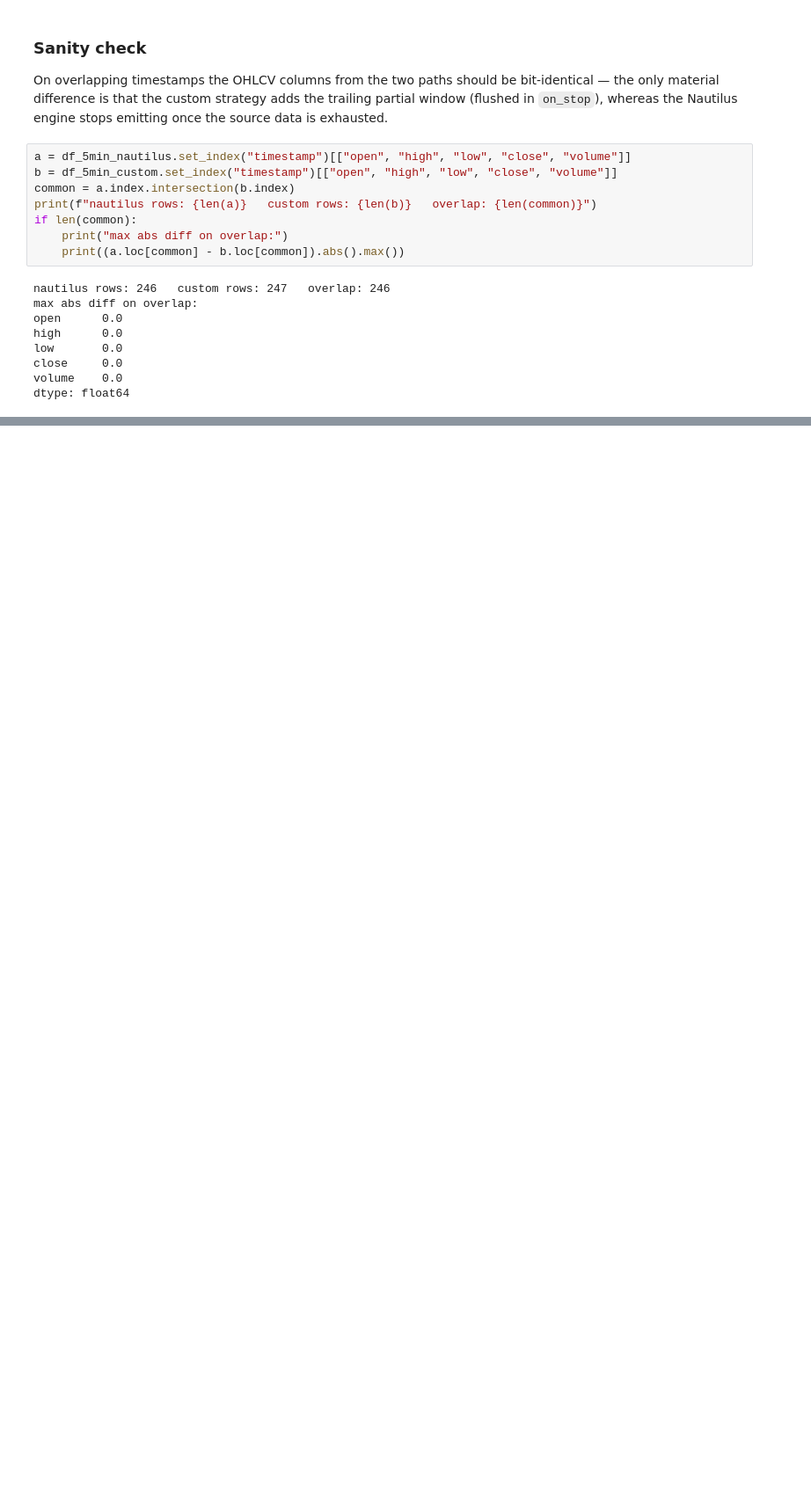
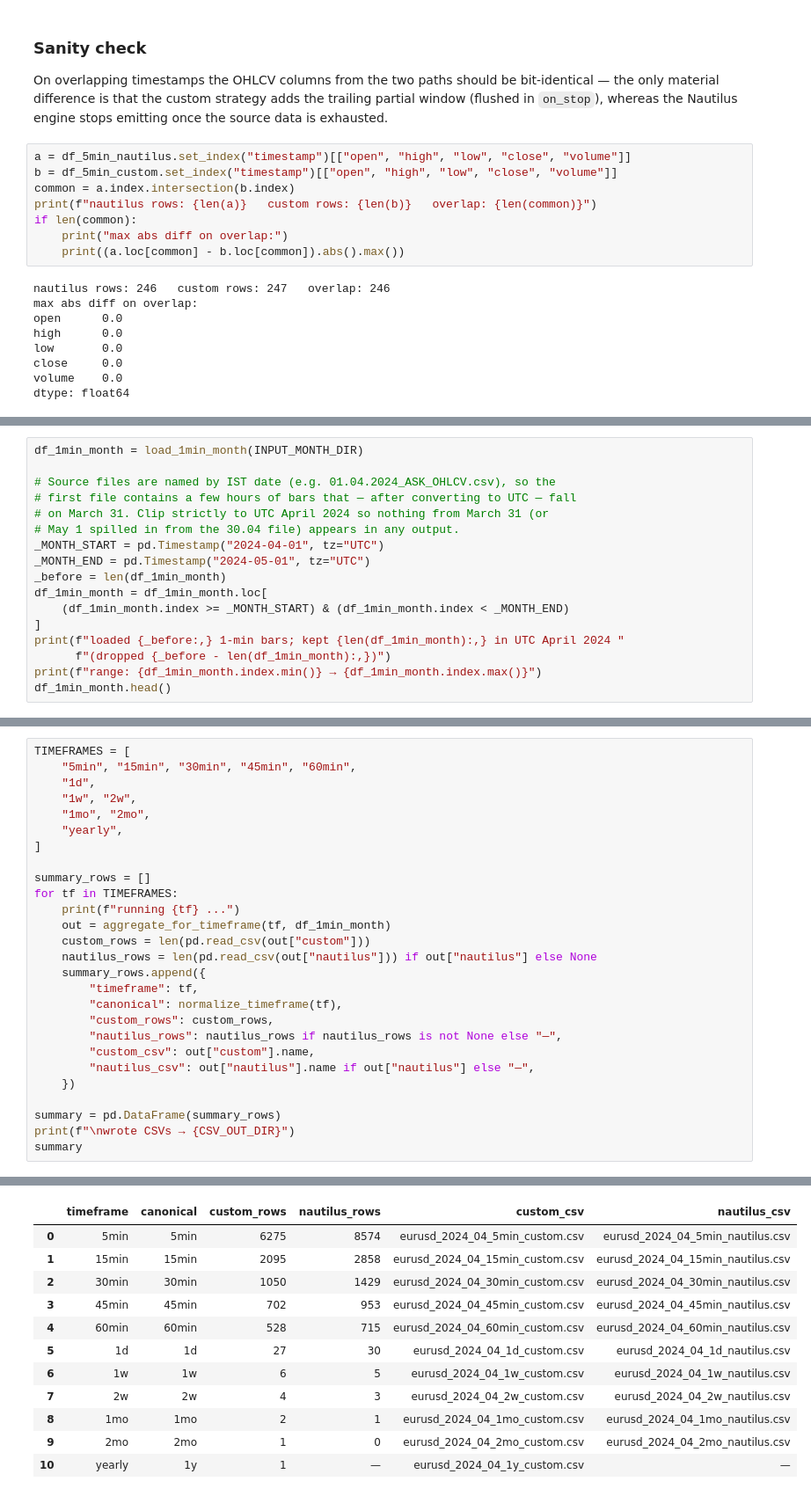
Before and after one commit to mohitmathur-ms/m-cube_version1, a Jupyter notebook: ipynb/aggregate_1min_to_5min.ipynb, the cells around one changed output, grey strips where cells are left out. Shown at 88% size. Saved outputs shown, nothing was run; the diff lists cells and outputs as text; blank space fills up the shorter version.

```diff
--- a/ipynb/aggregate_1min_to_5min.ipynb
+++ b/ipynb/aggregate_1min_to_5min.ipynb
@@ -528,0 +711,17 @@ dtype: float64
+# %%
+df_1min_month = load_1min_month(INPUT_MONTH_DIR)
+
+# Source files are named by IST date (e.g. 01.04.2024_ASK_OHLCV.csv), so the
+# first file contains a few hours of bars that — after converting to UTC — fall
+# on March 31. Clip strictly to UTC April 2024 so nothing from March 31 (or
+# May 1 spilled in from the 30.04 file) appears in any output.
+_MONTH_START = pd.Timestamp("2024-04-01", tz="UTC")
+_MONTH_END = pd.Timestamp("2024-05-01", tz="UTC")
+_before = len(df_1min_month)
+df_1min_month = df_1min_month.loc[
+    (df_1min_month.index >= _MONTH_START) & (df_1min_month.index < _MONTH_END)
+]
+print(f"loaded {_before:,} 1-min bars; kept {len(df_1min_month):,} in UTC April 2024 "
+      f"(dropped {_before - len(df_1min_month):,})")
+print(f"range: {df_1min_month.index.min()} → {df_1min_month.index.max()}")
+df_1min_month.head()
@@ -528,0 +809,28 @@ dtype: float64
+# %%
+TIMEFRAMES = [
+    "5min", "15min", "30min", "45min", "60min",
+    "1d",
+    "1w", "2w",
+    "1mo", "2mo",
+    "yearly",
+]
+
+summary_rows = []
+for tf in TIMEFRAMES:
+    print(f"running {tf} ...")
+    out = aggregate_for_timeframe(tf, df_1min_month)
+    custom_rows = len(pd.read_csv(out["custom"]))
+    nautilus_rows = len(pd.read_csv(out["nautilus"])) if out["nautilus"] else None
+    summary_rows.append({
+        "timeframe": tf,
+        "canonical": normalize_timeframe(tf),
+        "custom_rows": custom_rows,
+        "nautilus_rows": nautilus_rows if nautilus_rows is not None else "—",
+        "custom_csv": out["custom"].name,
+        "nautilus_csv": out["nautilus"].name if out["nautilus"] else "—",
+    })
+
+summary = pd.DataFrame(summary_rows)
+print(f"\nwrote CSVs → {CSV_OUT_DIR}")
+summary
+# %% [output]
@@ -528,0 +851,12 @@ dtype: float64
+|  | timeframe | canonical | custom_rows | nautilus_rows | custom_csv | nautilus_csv |
+| 0 | 5min | 5min | 6275 | 8574 | eurusd_2024_04_5min_custom.csv | eurusd_2024_04_5min_nautilus.csv |
+| 1 | 15min | 15min | 2095 | 2858 | eurusd_2024_04_15min_custom.csv | eurusd_2024_04_15min_nautilus.csv |
+| 2 | 30min | 30min | 1050 | 1429 | eurusd_2024_04_30min_custom.csv | eurusd_2024_04_30min_nautilus.csv |
+| 3 | 45min | 45min | 702 | 953 | eurusd_2024_04_45min_custom.csv | eurusd_2024_04_45min_nautilus.csv |
+| 4 | 60min | 60min | 528 | 715 | eurusd_2024_04_60min_custom.csv | eurusd_2024_04_60min_nautilus.csv |
+| 5 | 1d | 1d | 27 | 30 | eurusd_2024_04_1d_custom.csv | eurusd_2024_04_1d_nautilus.csv |
+| 6 | 1w | 1w | 6 | 5 | eurusd_2024_04_1w_custom.csv | eurusd_2024_04_1w_nautilus.csv |
+| 7 | 2w | 2w | 4 | 3 | eurusd_2024_04_2w_custom.csv | eurusd_2024_04_2w_nautilus.csv |
+| 8 | 1mo | 1mo | 2 | 1 | eurusd_2024_04_1mo_custom.csv | eurusd_2024_04_1mo_nautilus.csv |
+| 9 | 2mo | 2mo | 1 | 0 | eurusd_2024_04_2mo_custom.csv | eurusd_2024_04_2mo_nautilus.csv |
+| 10 | yearly | 1y | 1 | — | eurusd_2024_04_1y_custom.csv | — |
```
Also changed, not shown: parts of 16 cells of this notebook, 41 other files.
